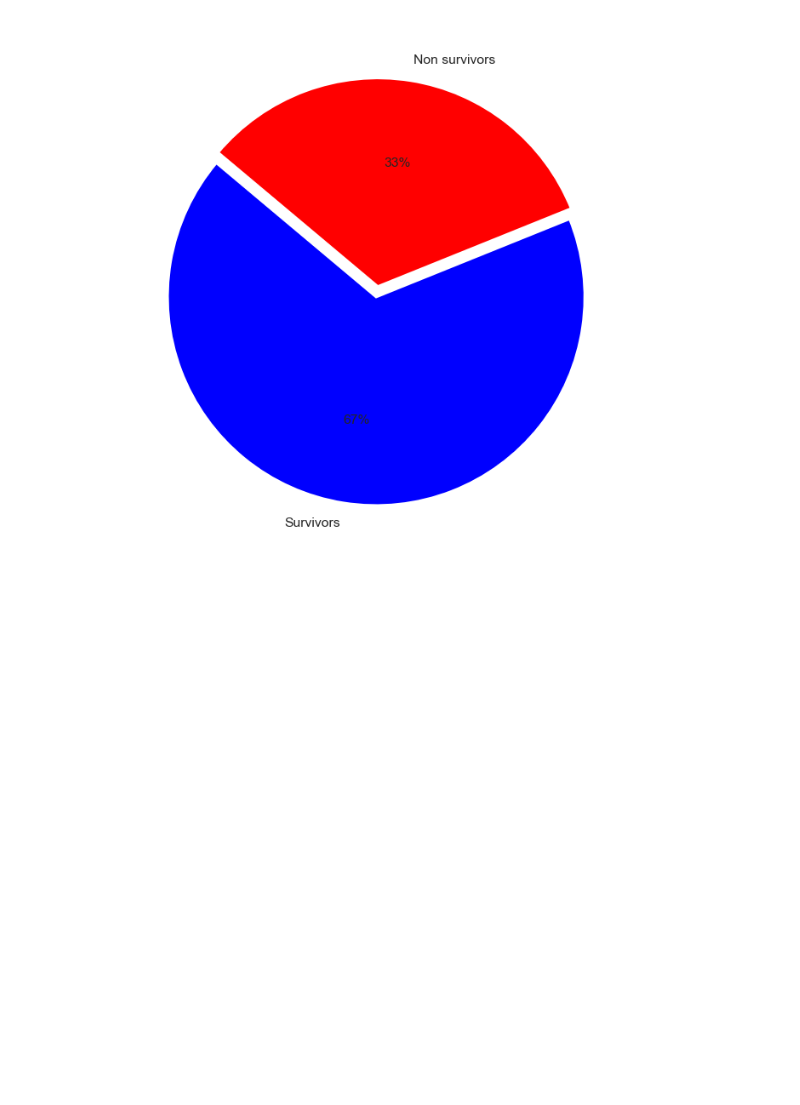
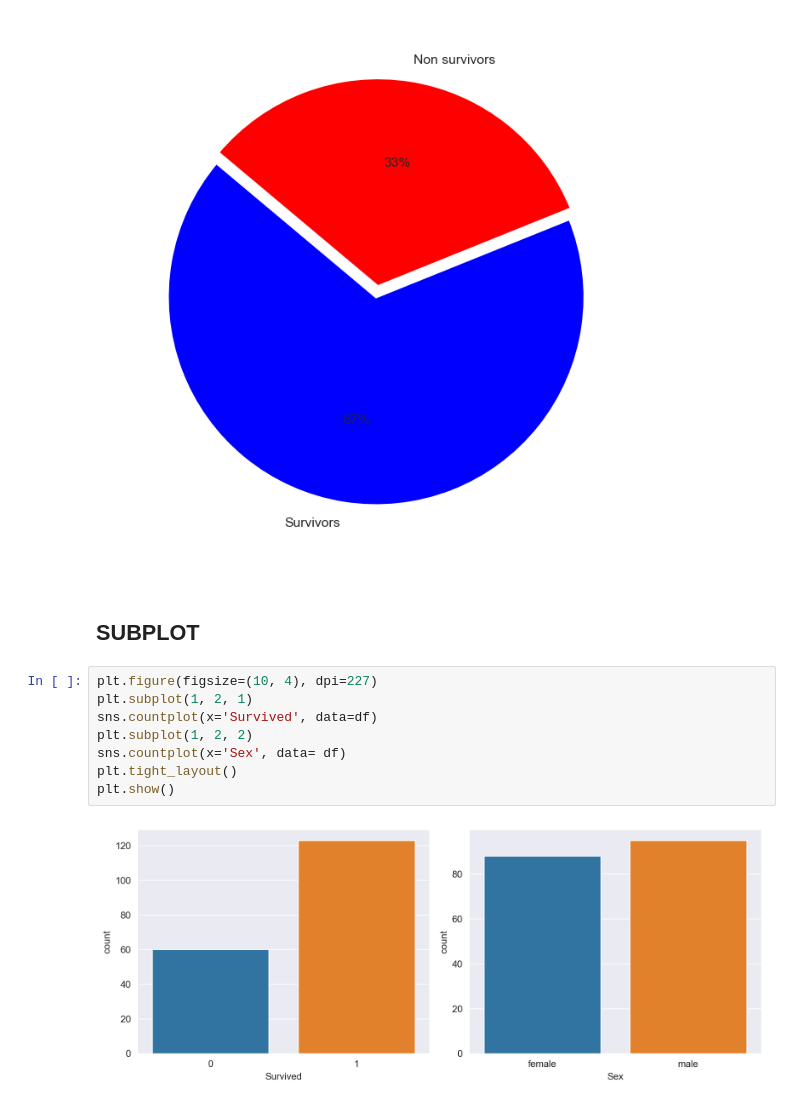
Before and after one commit to DOMINION-JOHN1/AI_ML_INTERN_ROADMAP, a Jupyter notebook: Data_visualization.ipynb, the cells around one changed output. Saved outputs shown, nothing was run; the diff lists cells and outputs as text; blank space fills up the shorter version.

```diff
--- a/Data_visualization.ipynb
+++ b/Data_visualization.ipynb
@@ -99,3 +103,15 @@ plt.tight_layout()
 plt.show()
 # %% [output]
 [figure]
+# %% [markdown]
+## SUBPLOT
+# %%
+plt.figure(figsize=(10, 4), dpi=227)
+plt.subplot(1, 2, 1)
+sns.countplot(x='Survived', data=df)
+plt.subplot(1, 2, 2)
+sns.countplot(x='Sex', data= df)
+plt.tight_layout()
+plt.show()
+# %% [output]
+[figure, added]
```
Also changed, not shown: parts of 2 cells of this notebook.
